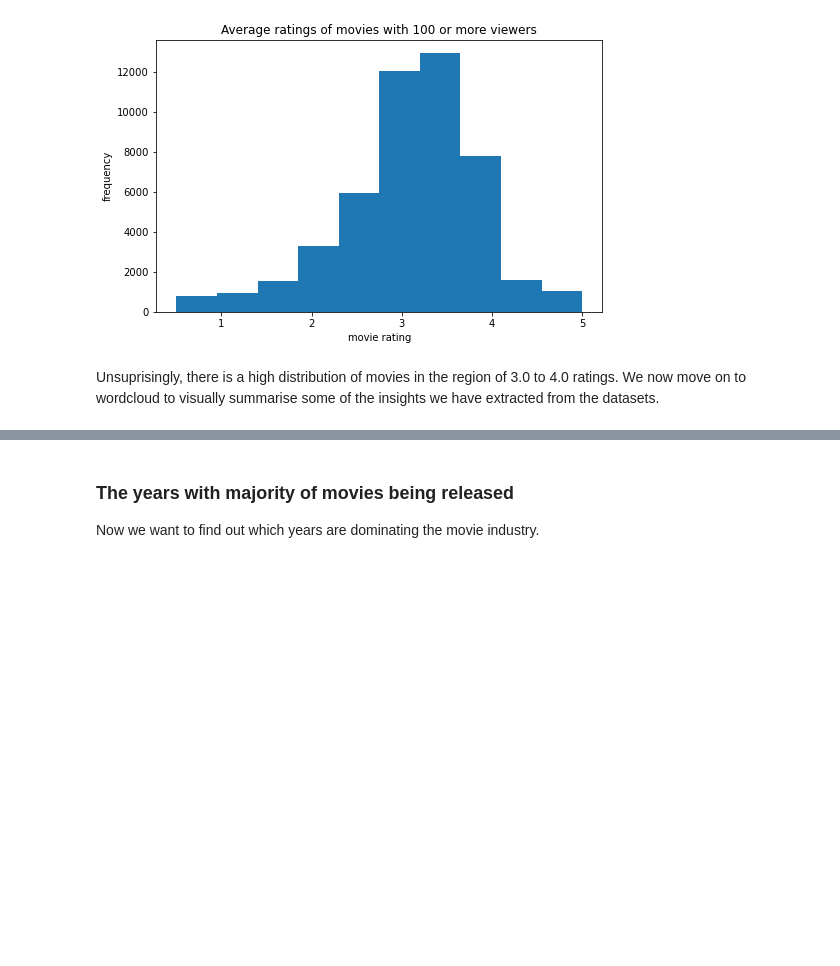
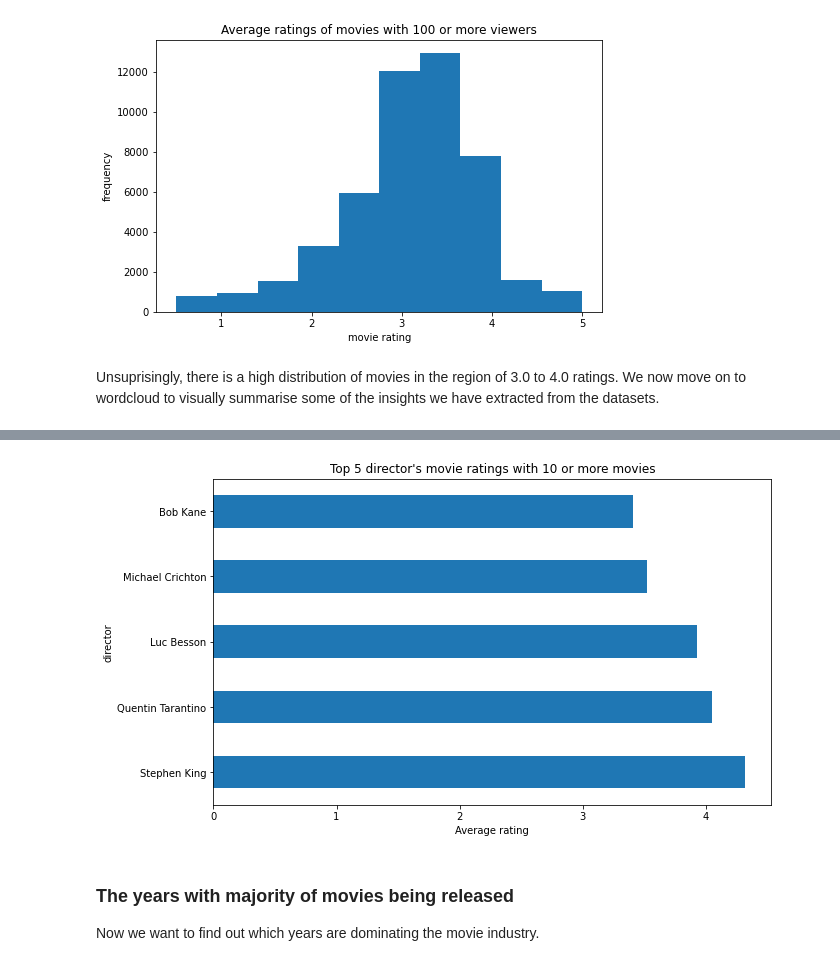
Before and after one commit to Ms-Noxolo/Team_EN3_Jozi, a Jupyter notebook: Predict_Notebook.ipynb, the cells around one changed output, grey strips where cells are left out. Drawn from its saved outputs; the diff is of its cells as text; code cells hidden in the pictures; blank space fills up the shorter version.

```diff
--- a/Predict_Notebook.ipynb
+++ b/Predict_Notebook.ipynb
@@ -474,0 +489,3 @@ Unsuprisingly, there is a high distribution of movies in the region of 3.0 to 4.
+# %%
+# Filter by directors with more than 10 movies
+filtered_directors = director_count[director_count >= 10]
@@ -475,3 +541,10 @@ Unsuprisingly, there is a high distribution of movies in the region of 3.0 to 4.
+# %%
+plt.figure(figsize=(10, 6))
+director_rating_by_movie_counter.plot(kind='barh')
+plt.xlabel('Average rating')
+plt.title("Top 5 director's movie ratings with 10 or more movies");
+# %% [output]
+[figure, added]
 # %% [markdown]
 ### The years with majority of movies being released
 Now we want to find out which years are dominating the movie industry.
```
Also changed, not shown: parts of 60 cells of this notebook.
